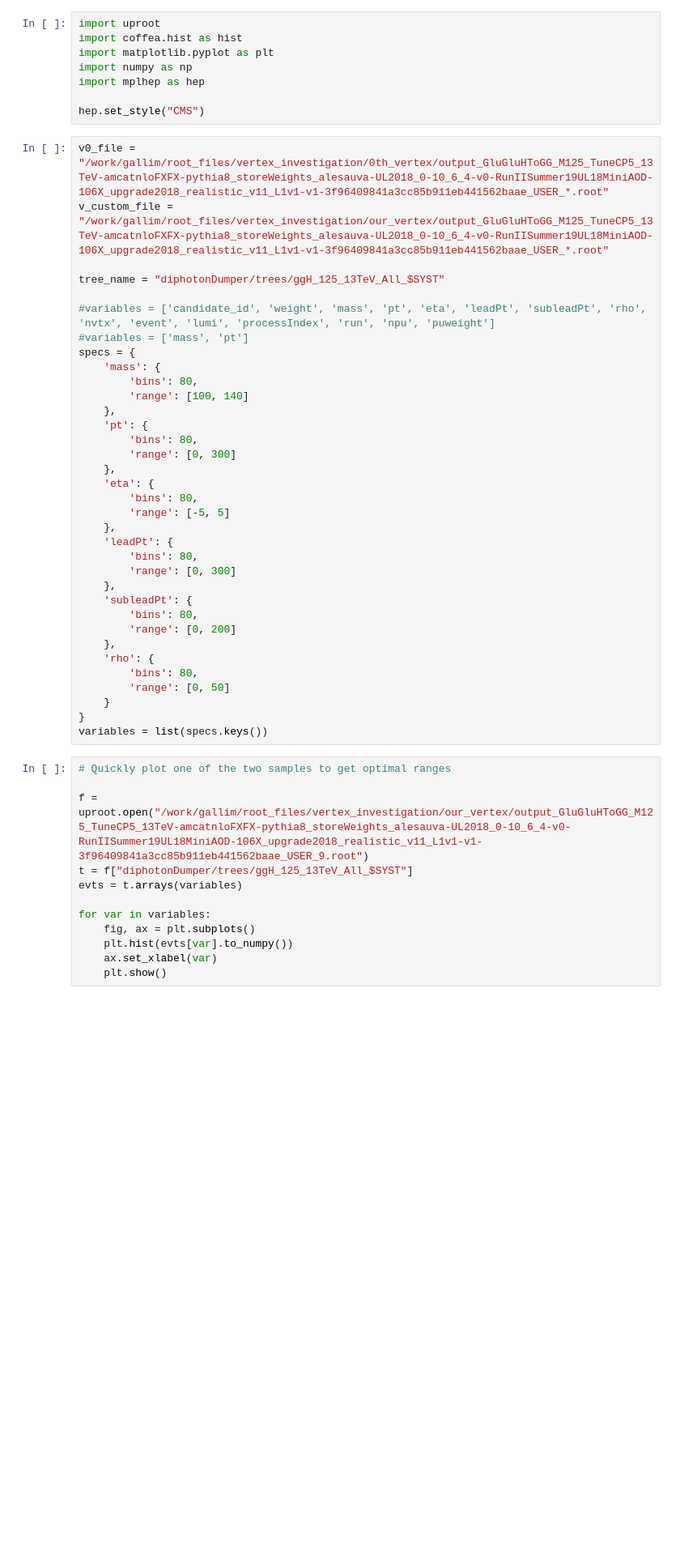
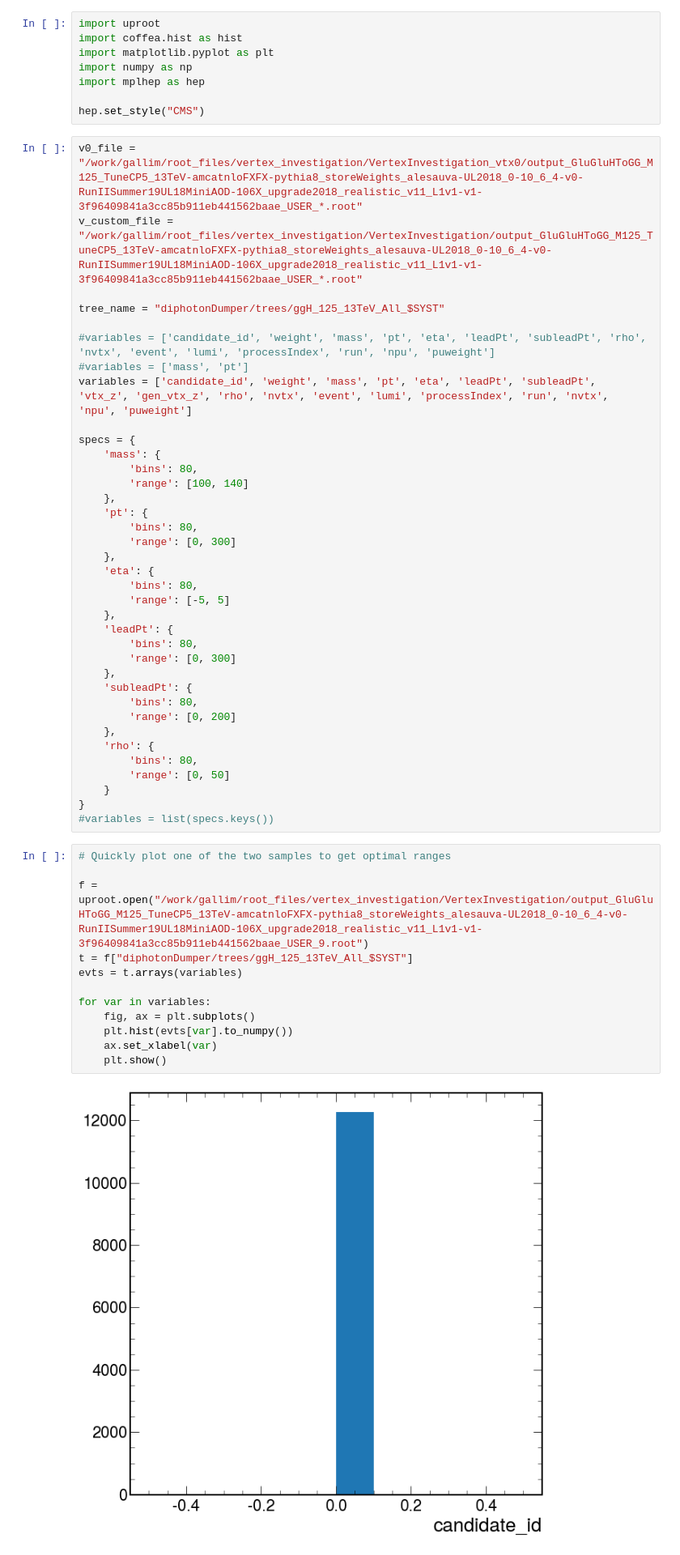
Before and after one commit to maxgalli/UsefulHEPScripts, a Jupyter notebook: vertex_investigation/vertex_plots.ipynb, the cells around one changed output. Shown at 81% size. Cells and saved outputs as stored; diff of their text form; blank space fills up the shorter version.

```diff
--- a/vertex_investigation/vertex_plots.ipynb
+++ b/vertex_investigation/vertex_plots.ipynb
@@ -7,13 +7,15 @@ import mplhep as hep
 
 hep.set_style("CMS")
 # %%
-v0_file = "/work/gallim/root_files/vertex_investigation/0th_vertex/output_GluGluHToGG_M125_TuneCP5_13TeV-amcatnloFXFX-pythia8_storeWeights_alesauva-UL2018_0-10_6_4-v0-RunIISummer19UL18MiniAOD-106X_upgrade2018_realistic_v11_L1v1-v1-3f96409841a3cc85b911eb441562baae_USER_*.root"
-v_custom_file = "/work/gallim/root_files/vertex_investigation/our_vertex/output_GluGluHToGG_M125_TuneCP5_13TeV-amcatnloFXFX-pythia8_storeWeights_alesauva-UL2018_0-10_6_4-v0-RunIISummer19UL18MiniAOD-106X_upgrade2018_realistic_v11_L1v1-v1-3f96409841a3cc85b911eb441562baae_USER_*.root"
+v0_file = "/work/gallim/root_files/vertex_investigation/VertexInvestigation_vtx0/output_GluGluHToGG_M125_TuneCP5_13TeV-amcatnloFXFX-pythia8_storeWeights_alesauva-UL2018_0-10_6_4-v0-RunIISummer19UL18MiniAOD-106X_upgrade2018_realistic_v11_L1v1-v1-3f96409841a3cc85b911eb441562baae_USER_*.root"
+v_custom_file = "/work/gallim/root_files/vertex_investigation/VertexInvestigation/output_GluGluHToGG_M125_TuneCP5_13TeV-amcatnloFXFX-pythia8_storeWeights_alesauva-UL2018_0-10_6_4-v0-RunIISummer19UL18MiniAOD-106X_upgrade2018_realistic_v11_L1v1-v1-3f96409841a3cc85b911eb441562baae_USER_*.root"
 
 tree_name = "diphotonDumper/trees/ggH_125_13TeV_All_$SYST"
 
 #variables = ['candidate_id', 'weight', 'mass', 'pt', 'eta', 'leadPt', 'subleadPt', 'rho', 'nvtx', 'event', 'lumi', 'processIndex', 'run', 'npu', 'puweight']
 #variables = ['mass', 'pt']
+variables = ['candidate_id', 'weight', 'mass', 'pt', 'eta', 'leadPt', 'subleadPt', 'vtx_z', 'gen_vtx_z', 'rho', 'nvtx', 'event', 'lumi', 'processIndex', 'run', 'nvtx', 'npu', 'puweight']
+
 specs = {
     'mass': {
         'bins': 80,
@@ -40,16 +42,18 @@ specs = {
         'range': [0, 50]
     }
 }
-variables = list(specs.keys())
+#variables = list(specs.keys())
 # %%
 # Quickly plot one of the two samples to get optimal ranges
 
-f = uproot.open("/work/gallim/root_files/vertex_investigation/our_vertex/output_GluGluHToGG_M125_TuneCP5_13TeV-amcatnloFXFX-pythia8_storeWeights_alesauva-UL2018_0-10_6_4-v0-RunIISummer19UL18MiniAOD-106X_upgrade2018_realistic_v11_L1v1-v1-3f96409841a3cc85b911eb441562baae_USER_9.root")
+f = uproot.open("/work/gallim/root_files/vertex_investigation/VertexInvestigation/output_GluGluHToGG_M125_TuneCP5_13TeV-amcatnloFXFX-pythia8_storeWeights_alesauva-UL2018_0-10_6_4-v0-RunIISummer19UL18MiniAOD-106X_upgrade2018_realistic_v11_L1v1-v1-3f96409841a3cc85b911eb441562baae_USER_9.root")
 t = f["diphotonDumper/trees/ggH_125_13TeV_All_$SYST"]
 evts = t.arrays(variables)
 
 for var in variables:
     fig, ax = plt.subplots()
     plt.hist(evts[var].to_numpy())
     ax.set_xlabel(var)
     plt.show()
+# %% [output]
+[figure, added]
```
Also changed, not shown: parts of 1 cell of this notebook, 2 other files.
